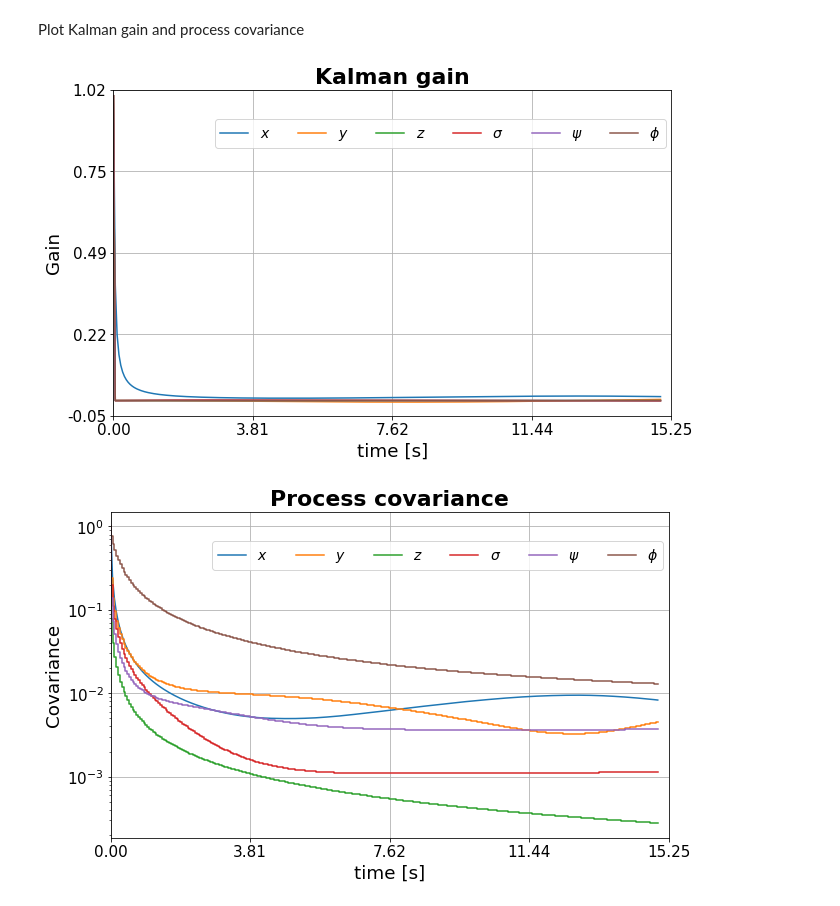
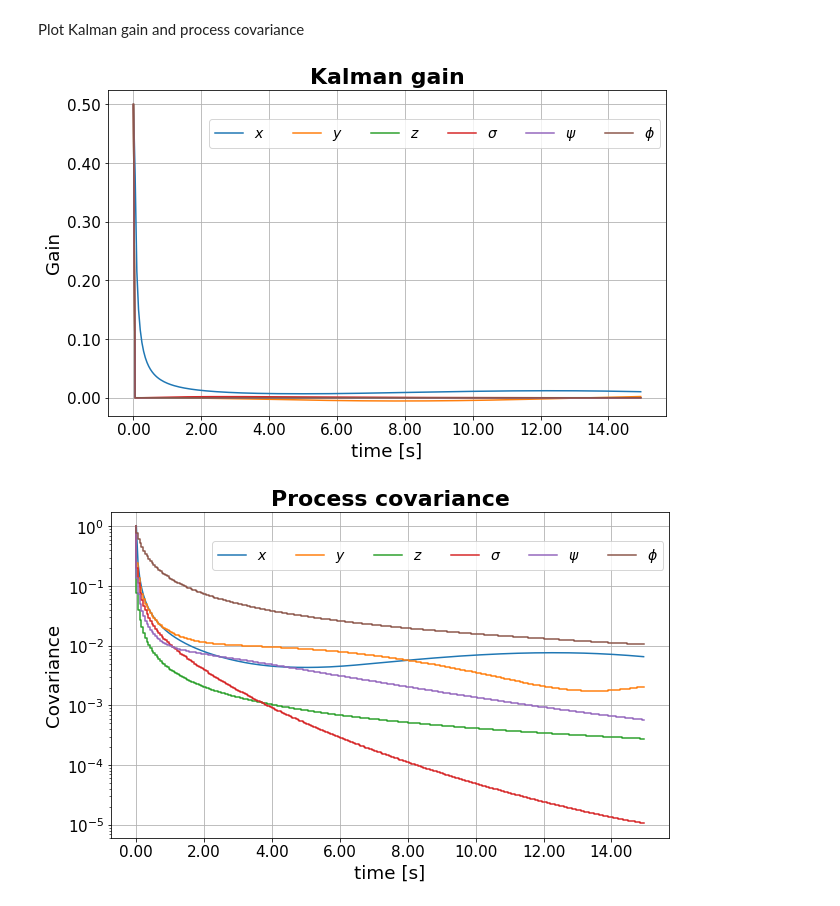
Before and after one commit to francisc0garcia/autonomous_bicycle, a Jupyter notebook: docs/python_notebooks/EKF_with_sigma_model.ipynb, the cells around one changed output. Cells and saved outputs as stored; diff of their text form; code cells hidden in the pictures.

Commit message:
- Add Jupyter's notebook with analysis - Add UKF class - Fix plot options and format

```diff
--- a/docs/python_notebooks/EKF_with_sigma_model.ipynb
+++ b/docs/python_notebooks/EKF_with_sigma_model.ipynb
@@ -52,3 +57,19 @@ $$ X =
 
 $$ Z =
 \begin{bmatrix}x_f & x_r & y_f & y_r & z_f & z_r & z_a & \sigma & \psi & \phi \end{bmatrix}^\mathsf T$$
+# %%
+x, y, v, psi, phi, delta, time, w, sigma, z = symbols('x y v \psi \phi \delta T w sigma z')
+delta_dot, v_dot, phi_dot = symbols('delta_dot v_dot phi_dot')
+
+fxu = Matrix([[x + time*v*sympy.cos(psi)],
+              [y + time*v*sympy.sin(psi)],
+              [z],
+              [sigma + (time*delta_dot/w)*(1+(w**2)*(sigma**2))],
+              [psi + time*v*sigma/sympy.cos(phi)],
+              [phi + time*phi_dot]
+             ])
+
+state = Matrix([x, y, z, sigma, psi, phi])   # Define state
+F = fxu.jacobian(state)                      # Compute Jacobian of F with respecto to states
+inputs = Matrix([v, phi_dot, delta_dot])     # Define inputs
+V = fxu.jacobian(inputs)                     # Compute Jacobian of F with respecto to inputs
@@ -64,7 +108,7 @@ class EKF_sigma_model_fusion(object):
         self.Q_std = Q_std
         self.alpha = alpha
         #self.K = np.zeros((6, 6)) # Kalman gain
-        self.K = np.eye(6) # Kalman gain
+        self.K = np.eye(6)*0.5 # Kalman gain
 
         #Set the process noise covariance
         self.Q = np.diag([self.Q_std[0], # v
@@ -229,8 +273,10 @@ alpha = 1.0
 
 # covariance matrix
 P = np.eye(number_state_variables) * 1e0
-# process noise covariance Q
-Q_std = [(0.10)**2, (0.10)**2, (0.10)**2 ] # v, phi_dot, delta_dot
+
+# Input noise covariance M
+M_std = [(0.001)**2, (0.001)**2, (0.001)**2 ] # v, phi_dot, delta_dot
+
 # Measurement noise covariance R
 # [xf, xr, yf, yr, zf, zr, za, delta, psi, phi]
 R_std = [0.8**2, 0.8**2,  # x
@@ -238,7 +284,7 @@ R_std = [0.8**2, 0.8**2,  # x
          0.5**2, 0.5**2, 0.5**2,  # z
          0.5**2, 0.4**2, 1.8**2] # delta - psi - phi
 
-filter_ekf = EKF_sigma_model_fusion(X_init, P, R_std=R_std, Q_std=Q_std, wheel_distance=wheel_distance, dt=dt, alpha=alpha)
+filter_ekf = EKF_sigma_model_fusion(X_init, P, R_std=R_std, Q_std=M_std, wheel_distance=wheel_distance, dt=dt, alpha=alpha)
 
 xs = np.zeros((N, number_state_variables))
 ps = np.zeros((N, number_state_variables, number_state_variables))
@@ -300,7 +344,7 @@ plot_filter_results(xs, gt, zs, time_t, file_name, filter_name)
 # %% [markdown]
 Plot Kalman gain and process covariance
 # %%
-plot_EKF_gain_covariance(time, KU, PU, file_name)
+plot_EKF_gain_covariance(time_t, KU, PU, file_name, autoscale_axis=True)
 # %% [output]
-[figure, old version]
+[figure, new version]
-[figure, old version]
+[figure, new version]
```
Also changed, not shown: parts of 9 cells of this notebook, 15 other files.
